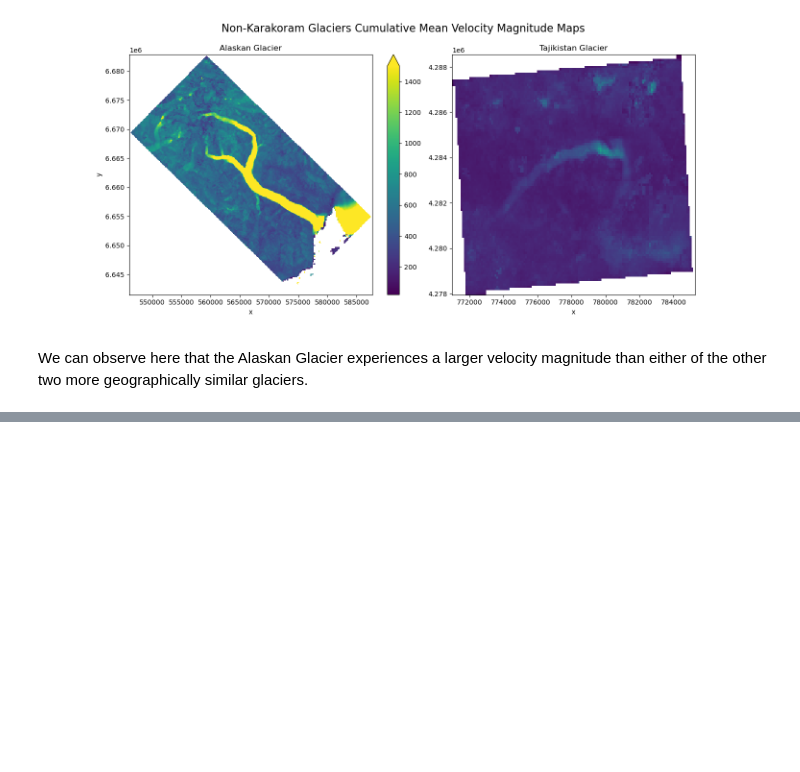
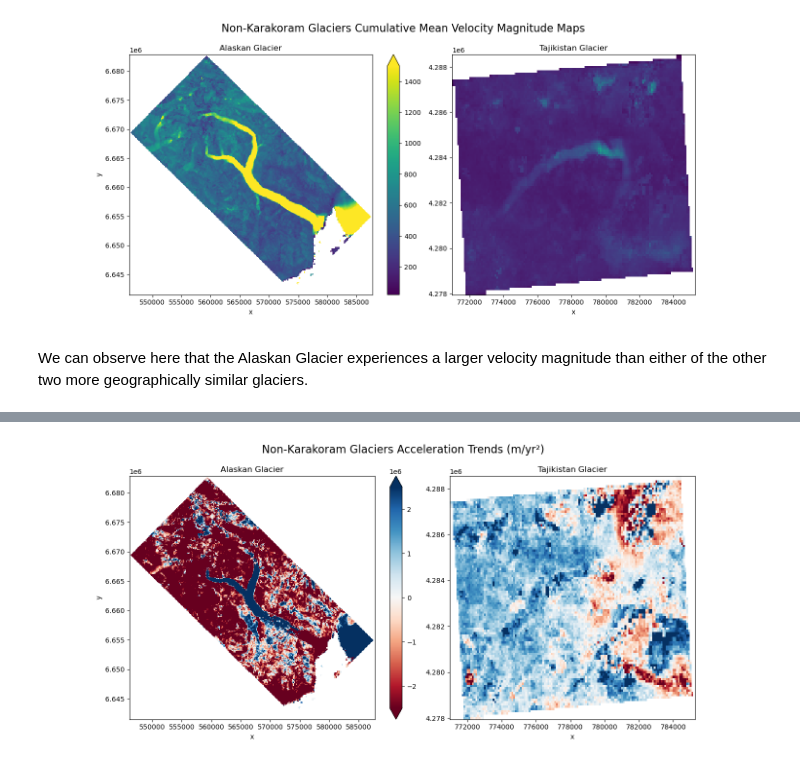
Before and after one commit to UCB-stat-159-f25/final-group06, a Jupyter notebook: main.ipynb, the cells around one changed output, grey strips where cells are left out. Cells and saved outputs as stored; diff of their text form; code cells hidden in the pictures; blank space fills up the shorter version.

```diff
--- a/main.ipynb
+++ b/main.ipynb
@@ -83,0 +91,4 @@ We can observe here that the Alaskan Glacier experiences a larger velocity magni
+# %%
+Image(filename = 'figures/NK_acceleration_map.png', width=1200, height=1200)
+# %% [output]
+[figure, added]
```
Also changed, not shown: parts of 7 cells of this notebook.
